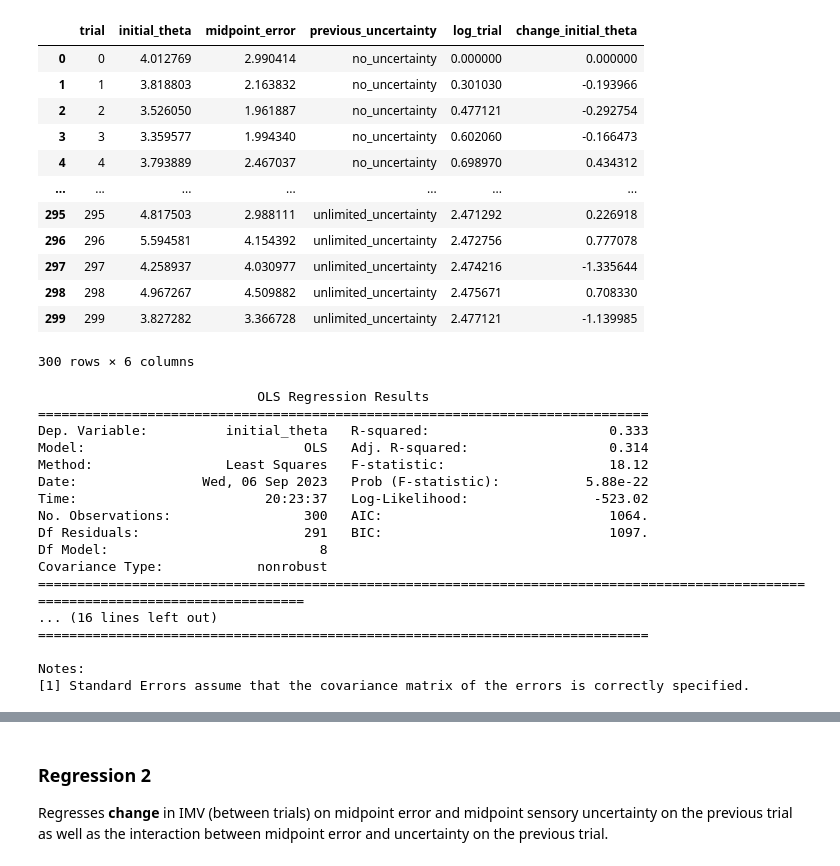
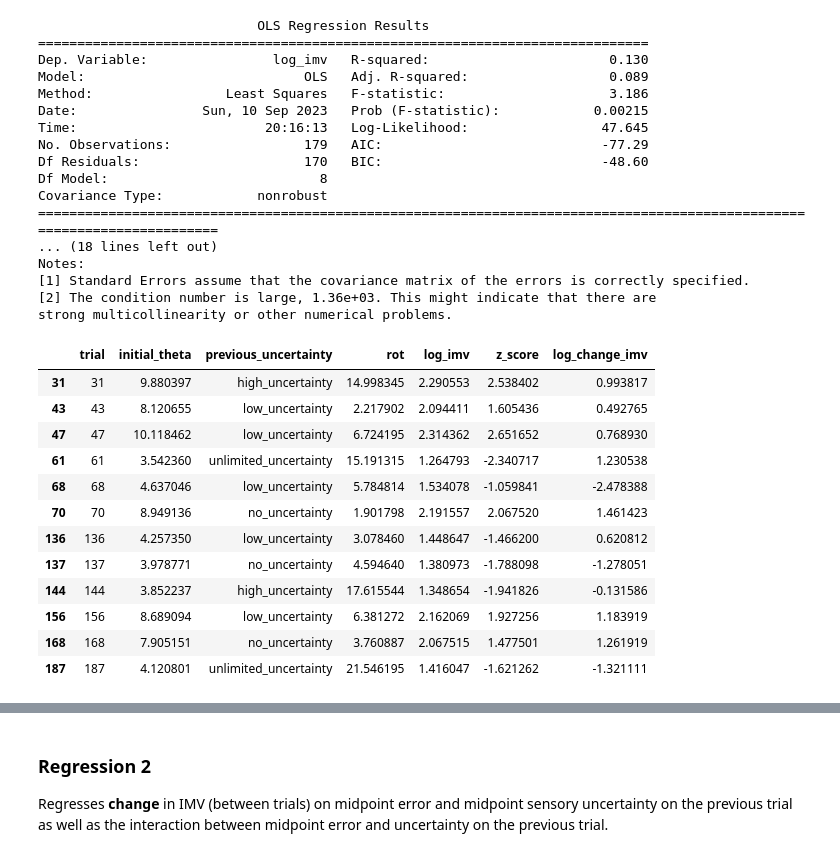
Before and after one commit to DhruvaDave8/mq_honours_2023_final, a Jupyter notebook: vma_general/dhruva/analysis/regression_analysis.ipynb, the cells around one changed output, grey strips where cells are left out. Drawn from its saved outputs; the diff is of its cells as text; code cells hidden in the pictures.

```diff
--- a/vma_general/dhruva/analysis/regression_analysis.ipynb
+++ b/vma_general/dhruva/analysis/regression_analysis.ipynb
@@ -29,5 +79,0 @@ data
-# %%
-# log transform trials
-data['log_trial'] = data.trial + 1
-data['log_trial'] = np.log10(data.log_trial)
-data
@@ -48,18 +79,0 @@ data
-# %%
-# calculate the change in IMV/initial theta from trial to the next trial
-data['change_initial_theta'] = np.insert(data.initial_theta.values[1:] - data.initial_theta.values[:-1], 0, 0)
-data
-# %% [output]
-|  | trial | initial_theta | midpoint_error | previous_uncertainty | log_trial | change_initial_theta |
-| 0 | 0 | 4.012769 | 2.990414 | no_uncertainty | 0.000000 | 0.000000 |
-| 1 | 1 | 3.818803 | 2.163832 | no_uncertainty | 0.301030 | -0.193966 |
-| 2 | 2 | 3.526050 | 1.961887 | no_uncertainty | 0.477121 | -0.292754 |
-| 3 | 3 | 3.359577 | 1.994340 | no_uncertainty | 0.602060 | -0.166473 |
-| 4 | 4 | 3.793889 | 2.467037 | no_uncertainty | 0.698970 | 0.434312 |
-| ... | ... | ... | ... | ... | ... | ... |
-| 295 | 295 | 4.817503 | 2.988111 | unlimited_uncertainty | 2.471292 | 0.226918 |
-| 296 | 296 | 5.594581 | 4.154392 | unlimited_uncertainty | 2.472756 | 0.777078 |
-| 297 | 297 | 4.258937 | 4.030977 | unlimited_uncertainty | 2.474216 | -1.335644 |
-| 298 | 298 | 4.967267 | 4.509882 | unlimited_uncertainty | 2.475671 | 0.708330 |
-| 299 | 299 | 3.827282 | 3.366728 | unlimited_uncertainty | 2.477121 | -1.139985 |
-300 rows × 6 columns
@@ -70,7 +80,7 @@ formula_2 = 'change_initial_theta ~ C(previous_uncertainty, Diff) * midpoint_err
 # %%
 # Regression 1
 # Create and train the linear regression model with statsmodels
-model = smf.ols(formula, data=data)
+model = smf.ols(formula, data=cleaned_data)
 
 # fit the model
 reg = model.fit()
@@ -81,18 +91,40 @@ print(summary)
 # %% [output]
                             OLS Regression Results
 ==============================================================================
-Dep. Variable:          initial_theta   R-squared:                       0.333
-Model:                            OLS   Adj. R-squared:                  0.314
-Method:                 Least Squares   F-statistic:                     18.12
-Date:                Wed, 06 Sep 2023   Prob (F-statistic):           5.88e-22
-Time:                        20:23:37   Log-Likelihood:                -523.02
-No. Observations:                 300   AIC:                             1064.
-Df Residuals:                     291   BIC:                             1097.
+Dep. Variable:                log_imv   R-squared:                       0.130
+Model:                            OLS   Adj. R-squared:                  0.089
+Method:                 Least Squares   F-statistic:                     3.186
+Date:                Sun, 10 Sep 2023   Prob (F-statistic):            0.00215
+Time:                        20:16:13   Log-Likelihood:                 47.645
+No. Observations:                 179   AIC:                            -77.29
+Df Residuals:                     170   BIC:                            -48.60
 Df Model:                           8
 Covariance Type:            nonrobust
-====================================================================================================================================
-... (16 lines left out)
-==============================================================================
-
+=========================================================================================================================
+... (18 lines left out)
 Notes:
 [1] Standard Errors assume that the covariance matrix of the errors is correctly specified.
+[2] The condition number is large, 1.36e+03. This might indicate that there are
+strong multicollinearity or other numerical problems.
+# %%
+# get cook's distance
+influence = reg.get_influence()
+cook_distance = influence.cooks_distance[0]
+outliers_cook = cleaned_data[cook_distance > 4 / len(data)]
+outliers_cook
+
+# cleaned_data = data[cook_distance <= 4 / len(data)]
+# %% [output]
+|  | trial | initial_theta | previous_uncertainty | rot | log_imv | z_score | log_change_imv |
+| 31 | 31 | 9.880397 | high_uncertainty | 14.998345 | 2.290553 | 2.538402 | 0.993817 |
+| 43 | 43 | 8.120655 | low_uncertainty | 2.217902 | 2.094411 | 1.605436 | 0.492765 |
+| 47 | 47 | 10.118462 | low_uncertainty | 6.724195 | 2.314362 | 2.651652 | 0.768930 |
+| 61 | 61 | 3.542360 | unlimited_uncertainty | 15.191315 | 1.264793 | -2.340717 | 1.230538 |
+| 68 | 68 | 4.637046 | low_uncertainty | 5.784814 | 1.534078 | -1.059841 | -2.478388 |
+| 70 | 70 | 8.949136 | no_uncertainty | 1.901798 | 2.191557 | 2.067520 | 1.461423 |
+| 136 | 136 | 4.257350 | low_uncertainty | 3.078460 | 1.448647 | -1.466200 | 0.620812 |
+| 137 | 137 | 3.978771 | no_uncertainty | 4.594640 | 1.380973 | -1.788098 | -1.278051 |
+| 144 | 144 | 3.852237 | high_uncertainty | 17.615544 | 1.348654 | -1.941826 | -0.131586 |
+| 156 | 156 | 8.689094 | low_uncertainty | 6.381272 | 2.162069 | 1.927256 | 1.183919 |
+| 168 | 168 | 7.905151 | no_uncertainty | 3.760887 | 2.067515 | 1.477501 | 1.261919 |
+| 187 | 187 | 4.120801 | unlimited_uncertainty | 21.546195 | 1.416047 | -1.621262 | -1.321111 |
```
Also changed, not shown: parts of 21 cells of this notebook, 9 other files.
